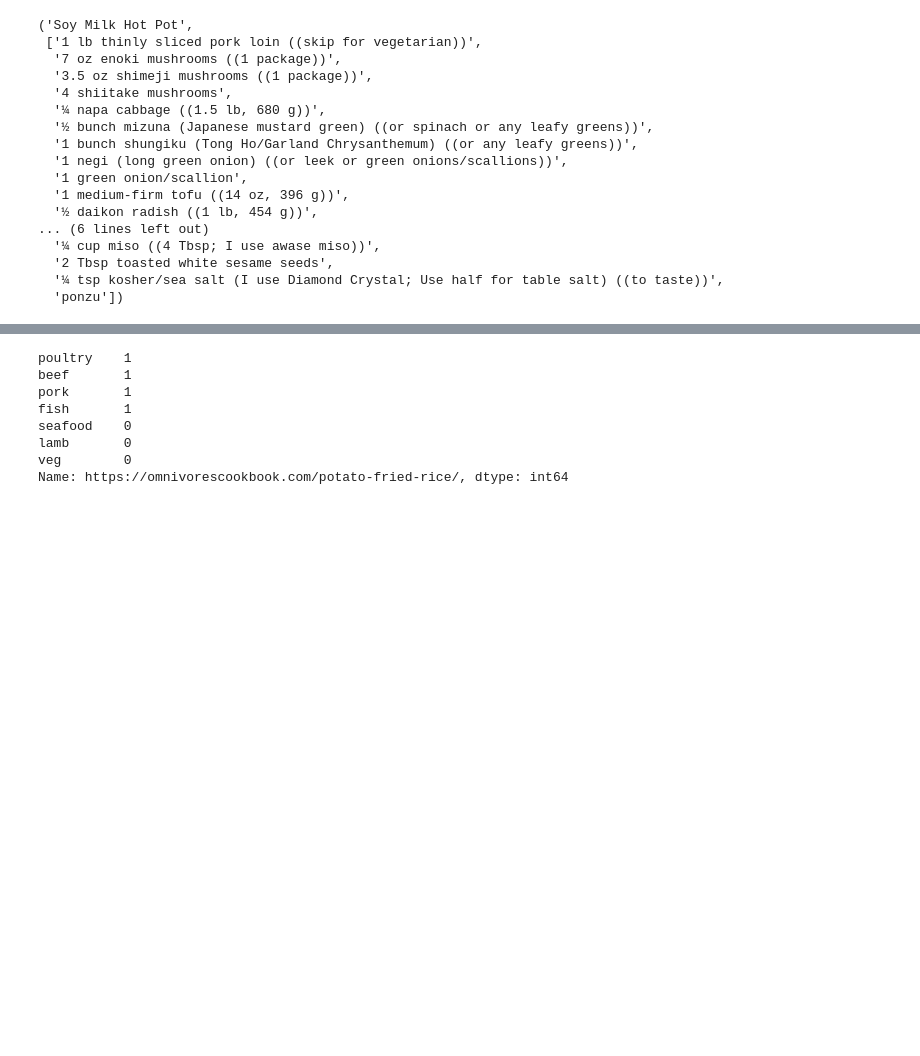
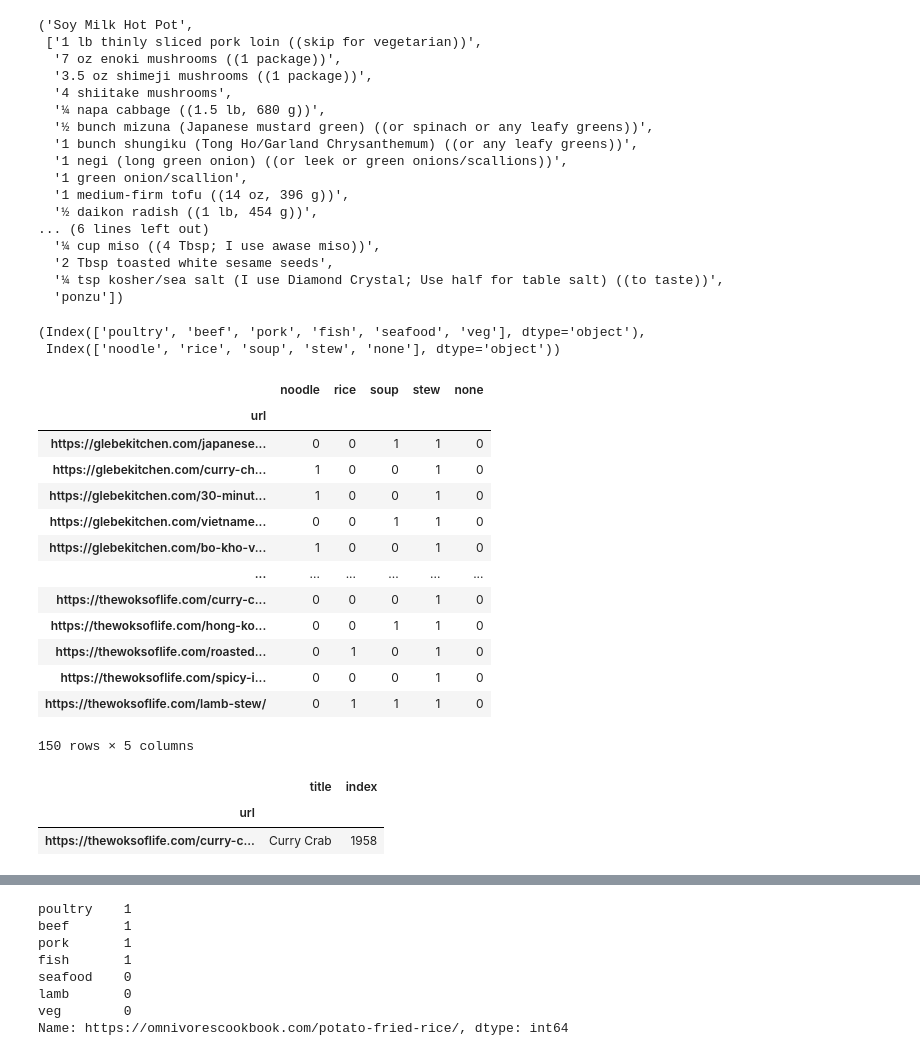
Before and after one commit to justinxu421/recipe_rex, a Jupyter notebook: feature_generation/extract_features_JX.ipynb, the cells around one changed output, grey strips where cells are left out. Cells and saved outputs as stored; diff of their text form; code cells hidden in the pictures; blank space fills up the shorter version.

```diff
--- a/feature_generation/extract_features_JX.ipynb
+++ b/feature_generation/extract_features_JX.ipynb
@@ -139,6 +112,38 @@ main_recipes['title'].iloc[idx], main_recipes['ingredients'].apply(ast.literal_e
 meat_labels = pd.read_csv('../clean_data/mains/meat_labels.csv', index_col = 'url')
 starch_labels = pd.read_csv('../clean_data/mains/starch_labels.csv', index_col = 'url')
 taste_labels = pd.read_csv('../clean_data/mains/nutrient_features.csv', index_col = 'url')
+# %%
+meat_labels.columns, starch_labels.columns
+# %% [output]
+(Index(['poultry', 'beef', 'pork', 'fish', 'seafood', 'veg'], dtype='object'),
+ Index(['noodle', 'rice', 'soup', 'stew', 'none'], dtype='object'))
+# %%
+starch_labels[starch_labels['stew'] == 1]
+# %% [output]
+|  | noodle | rice | soup | stew | none |
+| url |  |  |  |  |  |
+| https://glebekitchen.com/japanese... | 0 | 0 | 1 | 1 | 0 |
+| https://glebekitchen.com/curry-ch... | 1 | 0 | 0 | 1 | 0 |
+| https://glebekitchen.com/30-minut... | 1 | 0 | 0 | 1 | 0 |
+| https://glebekitchen.com/vietname... | 0 | 0 | 1 | 1 | 0 |
+| https://glebekitchen.com/bo-kho-v... | 1 | 0 | 0 | 1 | 0 |
+| ... | ... | ... | ... | ... | ... |
+| https://thewoksoflife.com/curry-c... | 0 | 0 | 0 | 1 | 0 |
+| https://thewoksoflife.com/hong-ko... | 0 | 0 | 1 | 1 | 0 |
+| https://thewoksoflife.com/roasted... | 0 | 1 | 0 | 1 | 0 |
+| https://thewoksoflife.com/spicy-i... | 0 | 0 | 0 | 1 | 0 |
+| https://thewoksoflife.com/lamb-stew/ | 0 | 1 | 1 | 1 | 0 |
+150 rows × 5 columns
+# %%
+urls = set(meat_labels[meat_labels['seafood'] == 1].index) \
+            & set(main_url_mapping.index) \
+            & set(starch_labels[starch_labels['stew'] == 1].index)
+urls
+main_url_mapping.loc[urls]
+# %% [output]
+|  | title | index |
+| url |  |  |
+| https://thewoksoflife.com/curry-c... | Curry Crab | 1958 |
 # %%
 all_labels = taste_labels.join(starch_labels).join(meat_labels)
 all_labels = all_labels.dropna()
```
Also changed, not shown: parts of 8 cells of this notebook, 39 other files.
